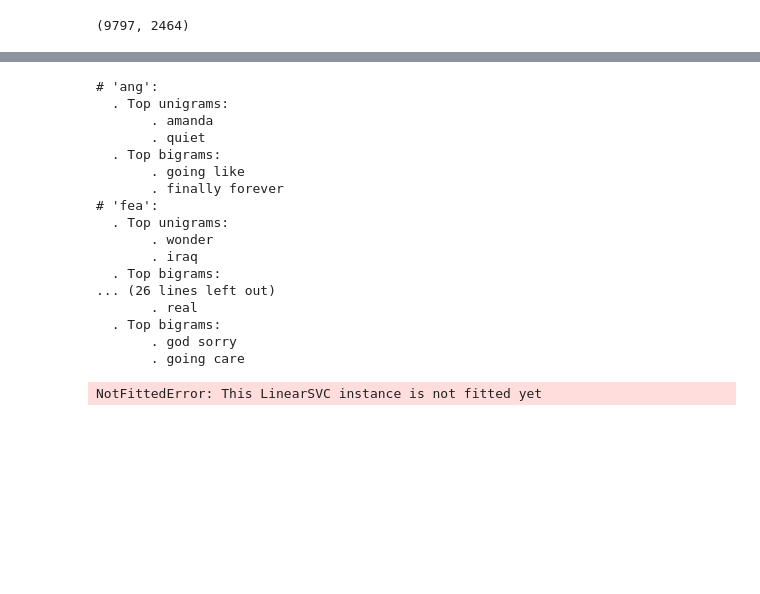
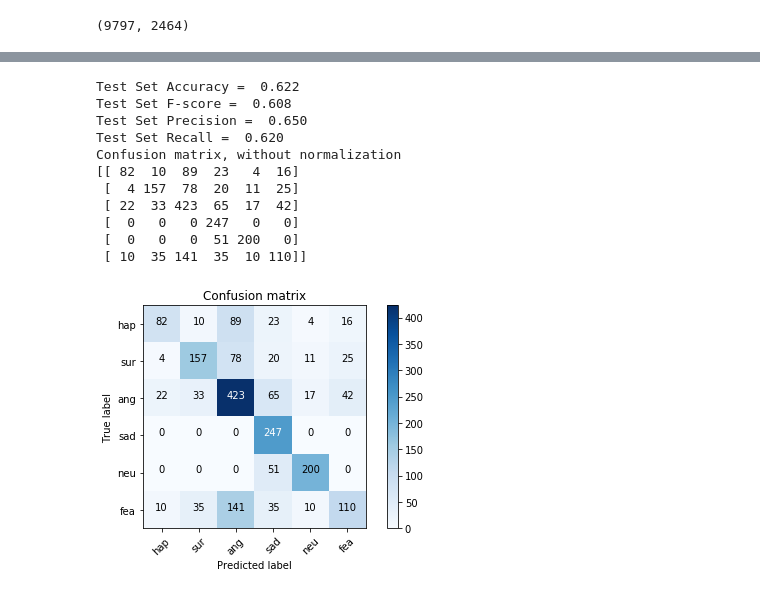
Before and after one commit to Demfier/multimodal-speech-emotion-recognition, a Jupyter notebook: 5.1_sentence_classification.ipynb, the cells around one changed output, grey strips where cells are left out. Cells and saved outputs as stored; diff of their text form; code cells hidden in the pictures; blank space fills up the shorter version.

```diff
--- a/5.1_sentence_classification.ipynb
+++ b/5.1_sentence_classification.ipynb
@@ -187,2 +66,0 @@ plt.show()
-# %%
-model.fit(features, labels)
@@ -194,45 +67,6 @@ LinearSVC(C=1.0, class_weight=None, dual=True, fit_intercept=True,
-# %%
-from sklearn.feature_selection import chi2
-
-N = 2
-for emotion, category_id in sorted(category_to_id.items()):
-    indices = np.argsort(model.coef_[category_id])
-    feature_names = np.array(tfidf.get_feature_names())[indices]
-    unigrams = [v for v in reversed(feature_names) if len(v.split(' ')) == 1][:N]
-    bigrams = [v for v in reversed(feature_names) if len(v.split(' ')) == 2][:N]
-    print("# '{}':".format(emotion))
-    print("  . Top unigrams:\n       . {}".format('\n       . '.join(unigrams)))
-    print("  . Top bigrams:\n       . {}".format('\n       . '.join(bigrams)))
-# %% [output]
-# 'ang':
-  . Top unigrams:
-       . amanda
-       . quiet
-  . Top bigrams:
-       . going like
-       . finally forever
-# 'fea':
-  . Top unigrams:
-       . wonder
-       . iraq
-  . Top bigrams:
-... (26 lines left out)
-       . real
-  . Top bigrams:
-       . god sorry
-       . going care
-# %%
-texts = ["Are you crazy!",
-         "I am not going to die right?",
-         "This is fantastic!",
-         "Okay",
-         "That's sad",
-         "Oh, really?"]
-text_features = tfidf.transform(texts)
-predictions = model.predict(text_features)
-for text, predicted in zip(texts, predictions):
-  print('"{}"'.format(text))
-  print("  - Predicted as: '{}'".format(id_to_category[predicted]))
-  print("")
-# %% [output]
-NotFittedError: This LinearSVC instance is not fitted yet
+# %%
+x_train, x_test, y_train, y_test = train_test_split(features, labels, test_size=0.20)
+# count_vect = CountVectorizer()
+# x_train_counts = count_vect.fit_transform(x_train)
+# tfidf_transformer = TfidfTransformer()
+# x_train_tfidf = tfidf_transformer.fit_transform(x_train_counts)
@@ -238,0 +130,25 @@ NotFittedError: This LinearSVC instance is not fitted yet
+# %%
+rf_classifier = RandomForestClassifier(n_estimators=600, min_samples_split=25)
+rf_classifier.fit(x_train, y_train)
+
+# Predict
+pred_probs = rf_classifier.predict_proba(x_test)
+
+# Results
+display_results(y_test, pred_probs)
+
+with open('pred_probas/text_rf_classifier.pkl', 'wb') as f:
+    pickle.dump(pred_probs, f)
+# %% [output]
+Test Set Accuracy =  0.622
+Test Set F-score =  0.608
+Test Set Precision =  0.650
+Test Set Recall =  0.620
+Confusion matrix, without normalization
+[[ 82  10  89  23   4  16]
+ [  4 157  78  20  11  25]
+ [ 22  33 423  65  17  42]
+ [  0   0   0 247   0   0]
+ [  0   0   0  51 200   0]
+ [ 10  35 141  35  10 110]]
+[figure, added]
```
Also changed, not shown: parts of 26 cells of this notebook, 5 other files.
